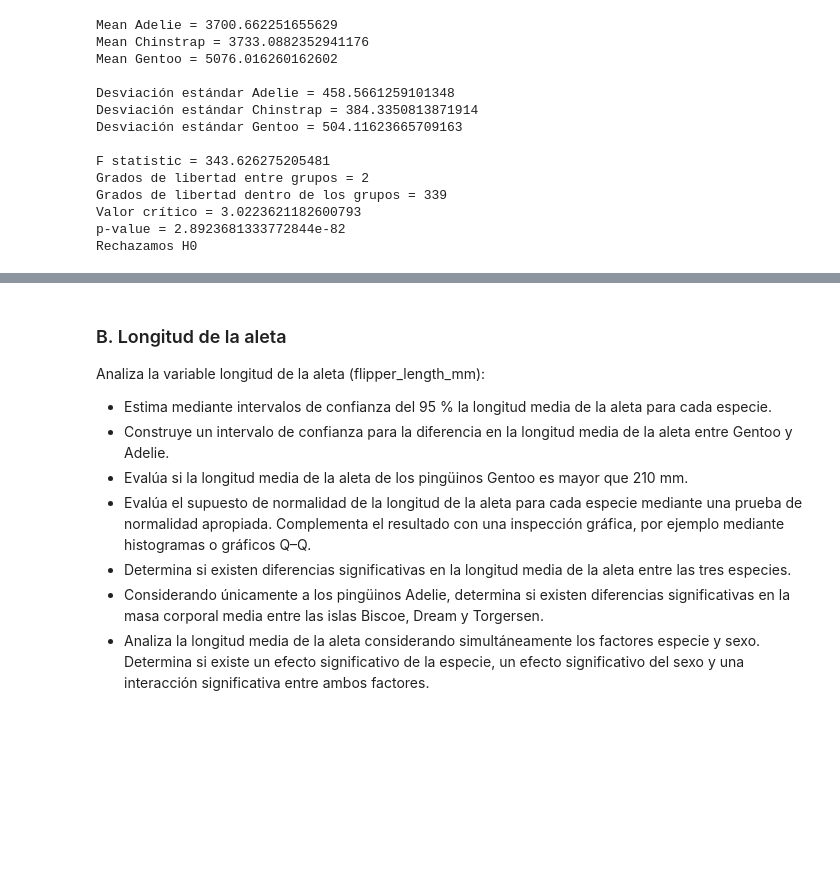
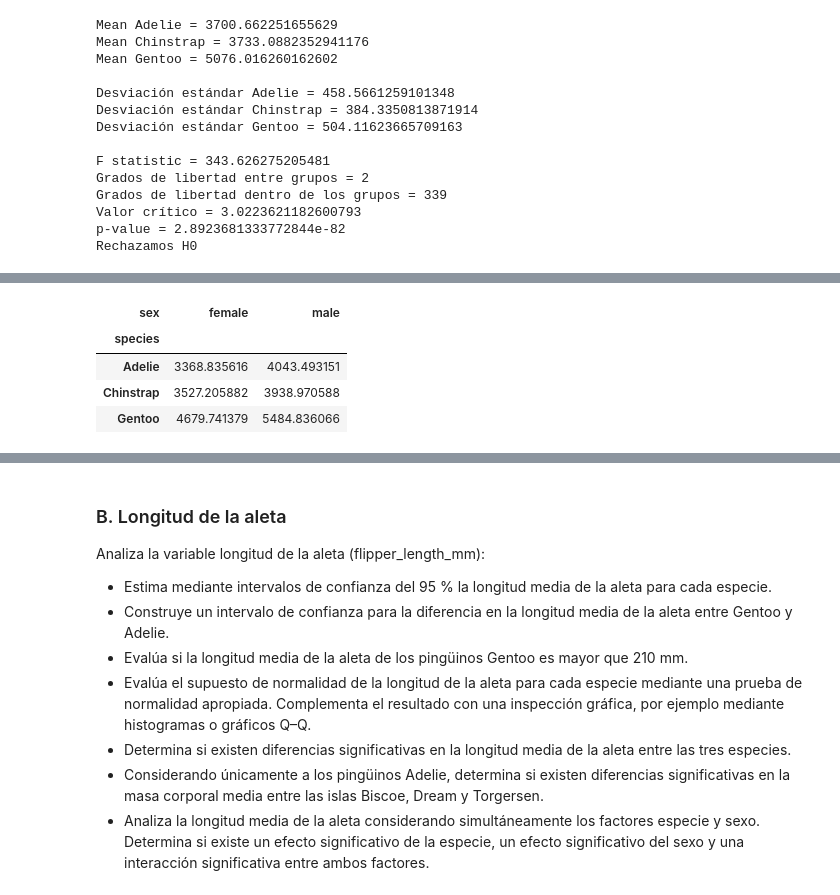
Before and after one commit to Edgarong17/Tareas_Omar, a Jupyter notebook: analisis_inferencial/Actividad.ipynb, the cells around one changed output, grey strips where cells are left out. Cells and saved outputs as stored; diff of their text form; code cells hidden in the pictures; blank space fills up the shorter version.

```diff
--- a/analisis_inferencial/Actividad.ipynb
+++ b/analisis_inferencial/Actividad.ipynb
@@ -454,0 +617,15 @@ Rechazamos H0
+# %%
+mean_table = (
+    anova_data
+    .groupby(["species", "sex"])["body_mass_g"]
+    .mean()
+    .unstack()
+)
+
+mean_table
+# %% [output]
+| sex | female | male |
+| species |  |  |
+| Adelie | 3368.835616 | 4043.493151 |
+| Chinstrap | 3527.205882 | 3938.970588 |
+| Gentoo | 4679.741379 | 5484.836066 |
```
Also changed, not shown: parts of 22 cells of this notebook.
